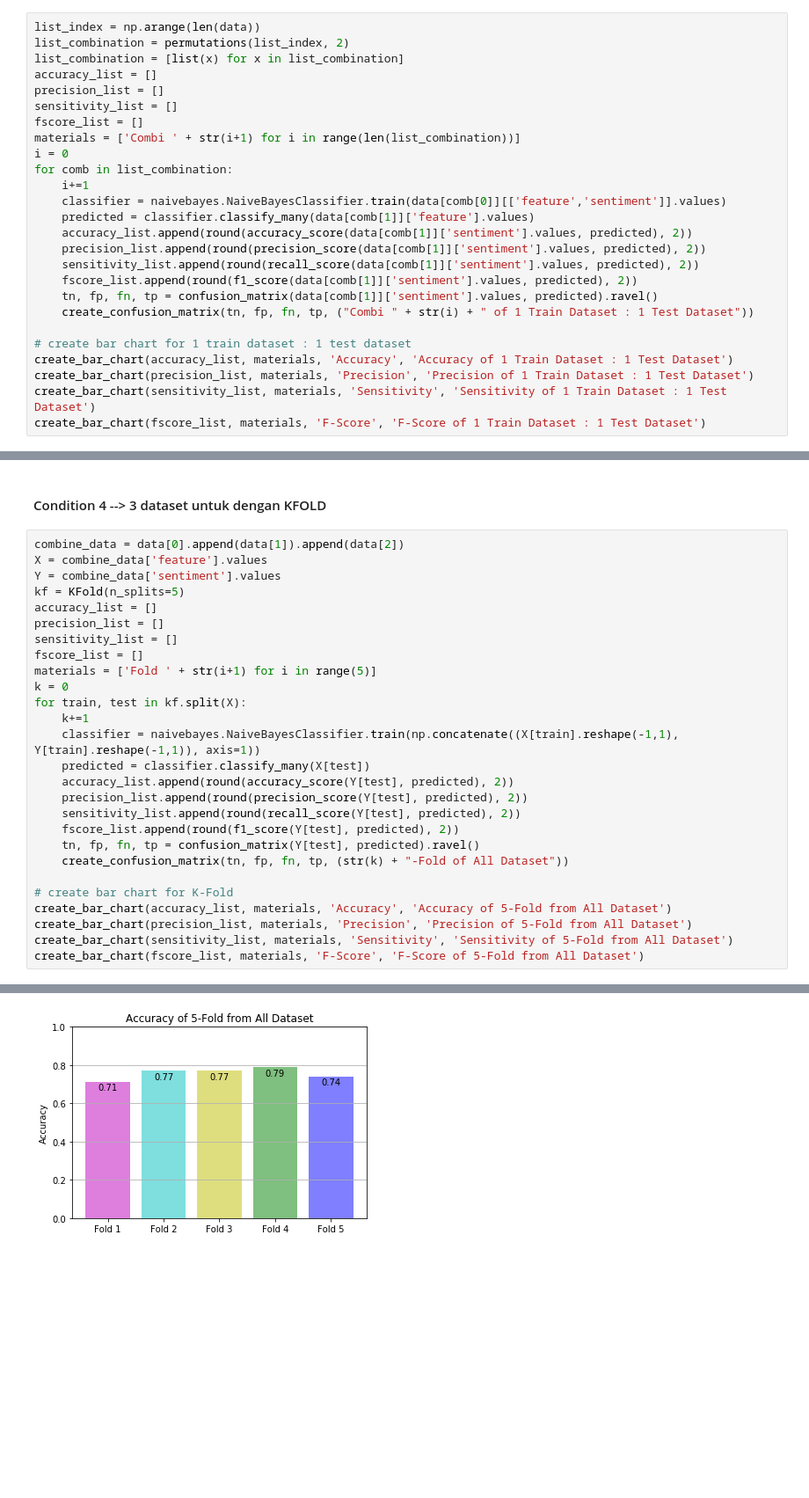
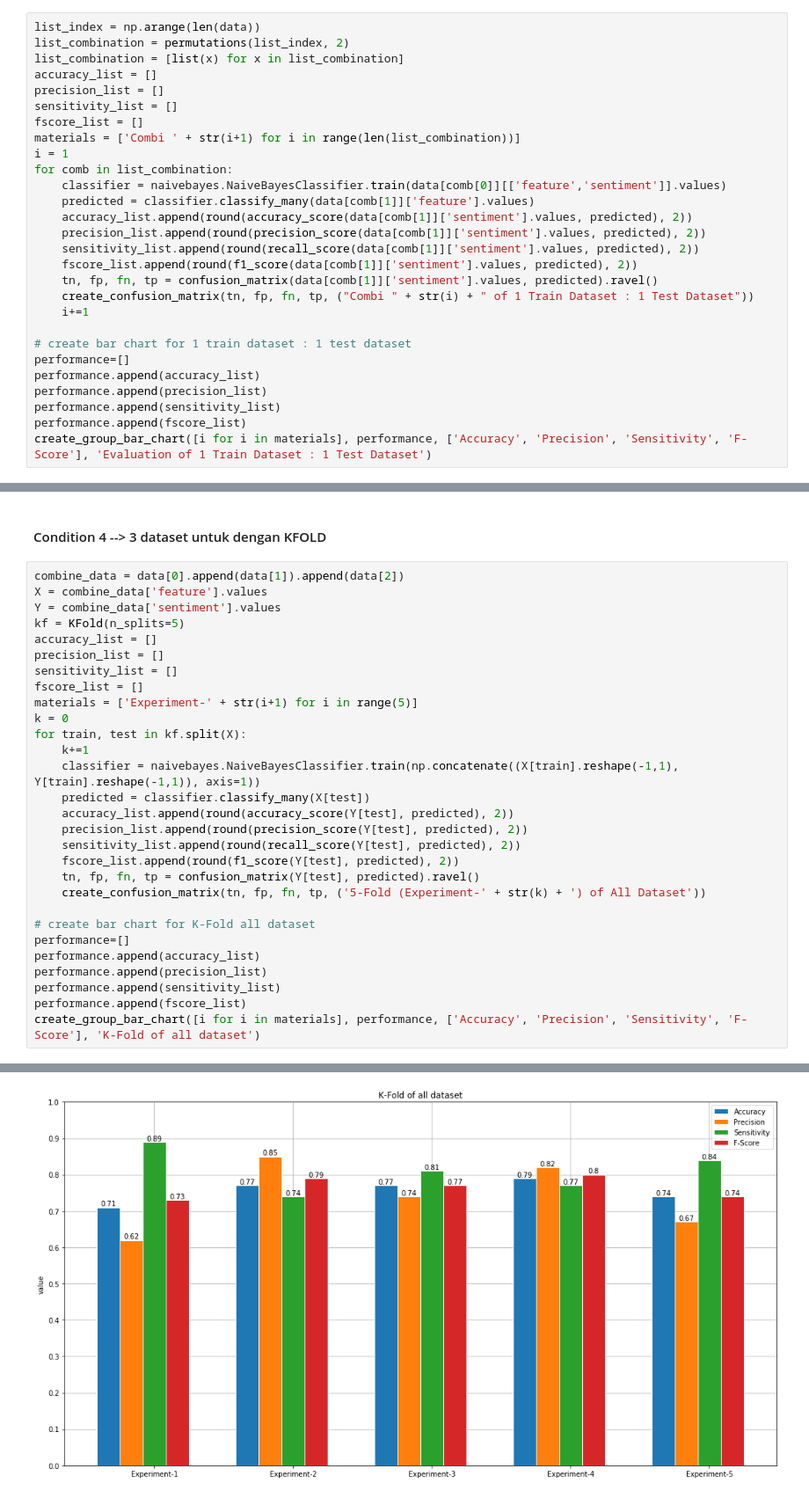
Before and after one commit to thomaswb12/Naive-Bayes-Sentiment-Analysis, a Jupyter notebook: naive_bayes.ipynb, the cells around one changed output, grey strips where cells are left out. Shown at 88% size. Cells and saved outputs as stored; diff of their text form; blank space fills up the shorter version.

```diff
--- a/naive_bayes.ipynb
+++ b/naive_bayes.ipynb
@@ -201,9 +290,8 @@ precision_list = []
 sensitivity_list = []
 fscore_list = []
 materials = ['Combi ' + str(i+1) for i in range(len(list_combination))]
-i = 0
+i = 1
 for comb in list_combination:
-    i+=1
     classifier = naivebayes.NaiveBayesClassifier.train(data[comb[0]][['feature','sentiment']].values)
     predicted = classifier.classify_many(data[comb[1]]['feature'].values)
     accuracy_list.append(round(accuracy_score(data[comb[1]]['sentiment'].values, predicted), 2))
@@ -212,12 +300,15 @@ for comb in list_combination:
     fscore_list.append(round(f1_score(data[comb[1]]['sentiment'].values, predicted), 2))
     tn, fp, fn, tp = confusion_matrix(data[comb[1]]['sentiment'].values, predicted).ravel()
     create_confusion_matrix(tn, fp, fn, tp, ("Combi " + str(i) + " of 1 Train Dataset : 1 Test Dataset"))
+    i+=1
 
 # create bar chart for 1 train dataset : 1 test dataset
-create_bar_chart(accuracy_list, materials, 'Accuracy', 'Accuracy of 1 Train Dataset : 1 Test Dataset')
-create_bar_chart(precision_list, materials, 'Precision', 'Precision of 1 Train Dataset : 1 Test Dataset')
-create_bar_chart(sensitivity_list, materials, 'Sensitivity', 'Sensitivity of 1 Train Dataset : 1 Test Dataset')
-create_bar_chart(fscore_list, materials, 'F-Score', 'F-Score of 1 Train Dataset : 1 Test Dataset')
+performance=[]
+performance.append(accuracy_list)
+performance.append(precision_list)
+performance.append(sensitivity_list)
+performance.append(fscore_list)
+create_group_bar_chart([i for i in materials], performance, ['Accuracy', 'Precision', 'Sensitivity', 'F-Score'], 'Evaluation of 1 Train Dataset : 1 Test Dataset')
 # %% [output]
 Confusion Matrix Combi 1 of 1 Train Dataset : 1 Test Dataset
               Predicted True  Predicted False
@@ -297,7 +384,7 @@ accuracy_list = []
 precision_list = []
 sensitivity_list = []
 fscore_list = []
-materials = ['Fold ' + str(i+1) for i in range(5)]
+materials = ['Experiment-' + str(i+1) for i in range(5)]
 k = 0
 for train, test in kf.split(X):
     k+=1
@@ -308,11 +395,13 @@ for train, test in kf.split(X):
     sensitivity_list.append(round(recall_score(Y[test], predicted), 2))
     fscore_list.append(round(f1_score(Y[test], predicted), 2))
     tn, fp, fn, tp = confusion_matrix(Y[test], predicted).ravel()
-    create_confusion_matrix(tn, fp, fn, tp, (str(k) + "-Fold of All Dataset"))
+    create_confusion_matrix(tn, fp, fn, tp, ('5-Fold (Experiment-' + str(k) + ') of All Dataset'))
 
-# create bar chart for K-Fold
-create_bar_chart(accuracy_list, materials, 'Accuracy', 'Accuracy of 5-Fold from All Dataset')
-create_bar_chart(precision_list, materials, 'Precision', 'Precision of 5-Fold from All Dataset')
-create_bar_chart(sensitivity_list, materials, 'Sensitivity', 'Sensitivity of 5-Fold from All Dataset')
-create_bar_chart(fscore_list, materials, 'F-Score', 'F-Score of 5-Fold from All Dataset')
+# create bar chart for K-Fold all dataset
+performance=[]
+performance.append(accuracy_list)
+performance.append(precision_list)
+performance.append(sensitivity_list)
+performance.append(fscore_list)
+create_group_bar_chart([i for i in materials], performance, ['Accuracy', 'Precision', 'Sensitivity', 'F-Score'], 'K-Fold of all dataset')
 # %% [output]
@@ -333,4 +422,4 @@ Confusion Matrix 5-Fold of All Dataset
               Predicted True  Predicted False
 Actual True              208               41
 Actual False             102              198
-[figure, old version]
+[figure, new version]
```
Also changed, not shown: parts of 6 cells of this notebook.
